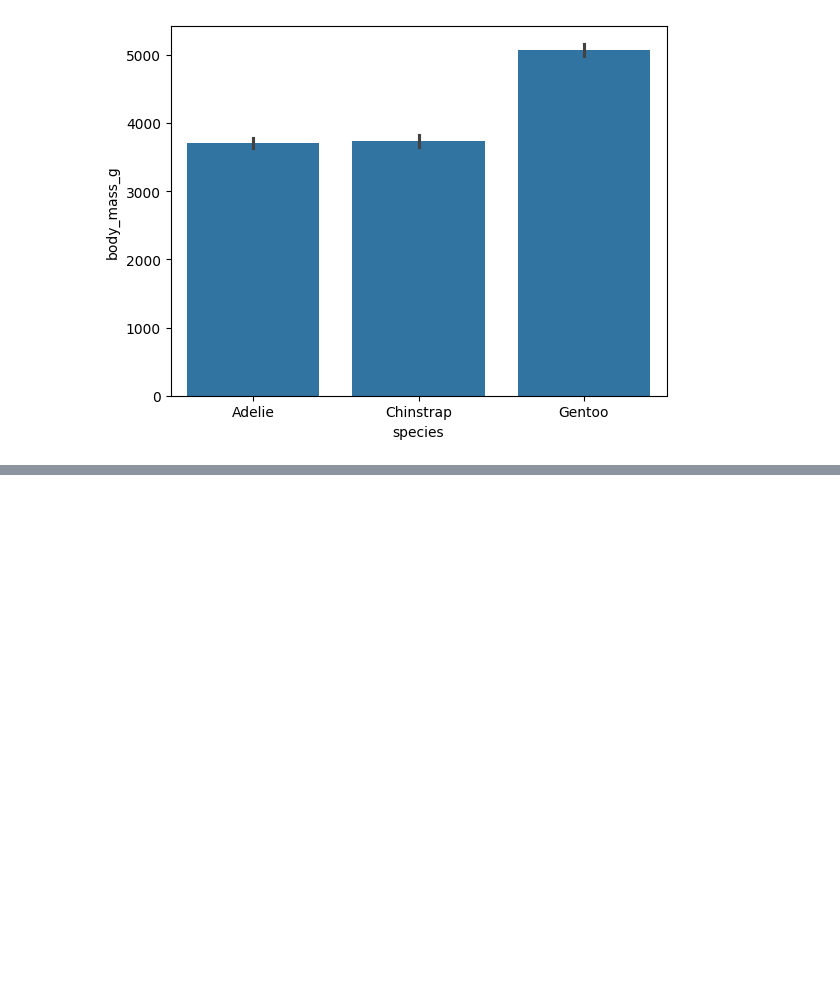
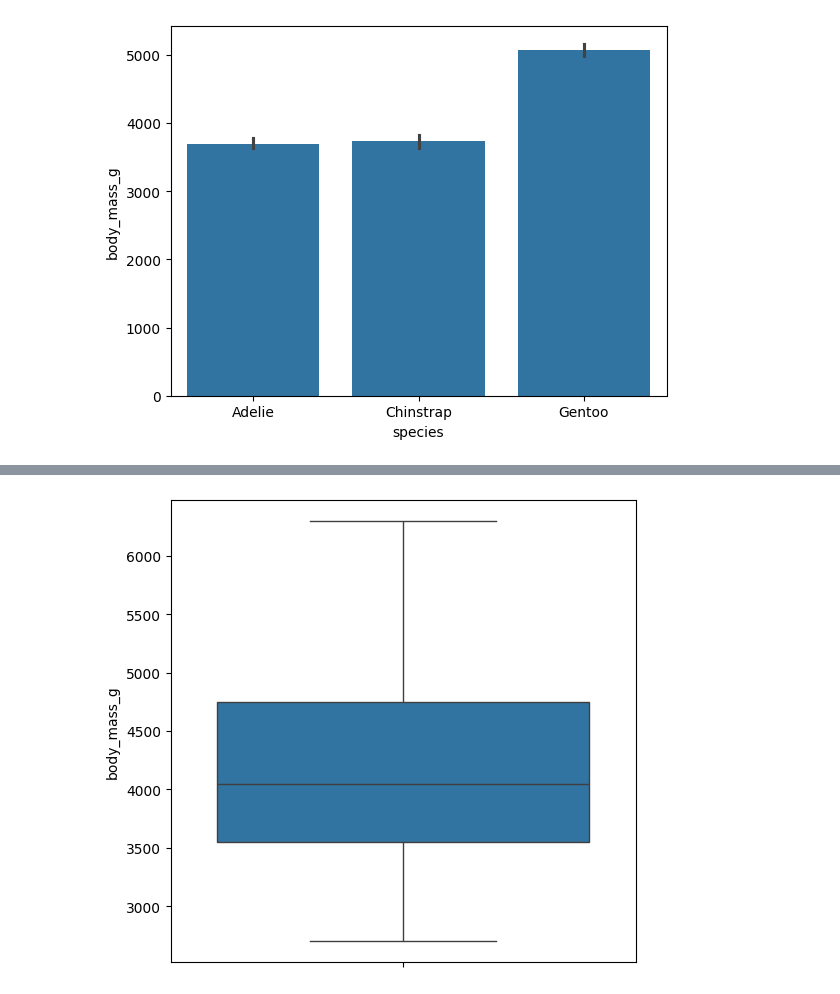
Before and after one commit to viniciusgomesbatista/pythonintermediario, a Jupyter notebook: tipos de análise/Tipos_de_análise_de_dados_Python.ipynb, the cells around one changed output, grey strips where cells are left out. Cells and saved outputs as stored; diff of their text form; code cells hidden in the pictures; blank space fills up the shorter version.

```diff
--- a/tipos de análise/Tipos_de_análise_de_dados_Python.ipynb
+++ b/tipos de análise/Tipos_de_análise_de_dados_Python.ipynb
@@ -174,0 +185,7 @@ sns.barplot(x='species', y='body_mass_g', data=df)
+# %%
+# Visualizar a distribuição da massa corporal dos pinguis por espécie utilizando BoxPlot
+plt.figure(figsize=(6,6))
+sns.boxplot(y='body_mass_g', data=df)
+plt.show()
+# %% [output]
+[figure, added]
```
Also changed, not shown: parts of 18 cells of this notebook.
